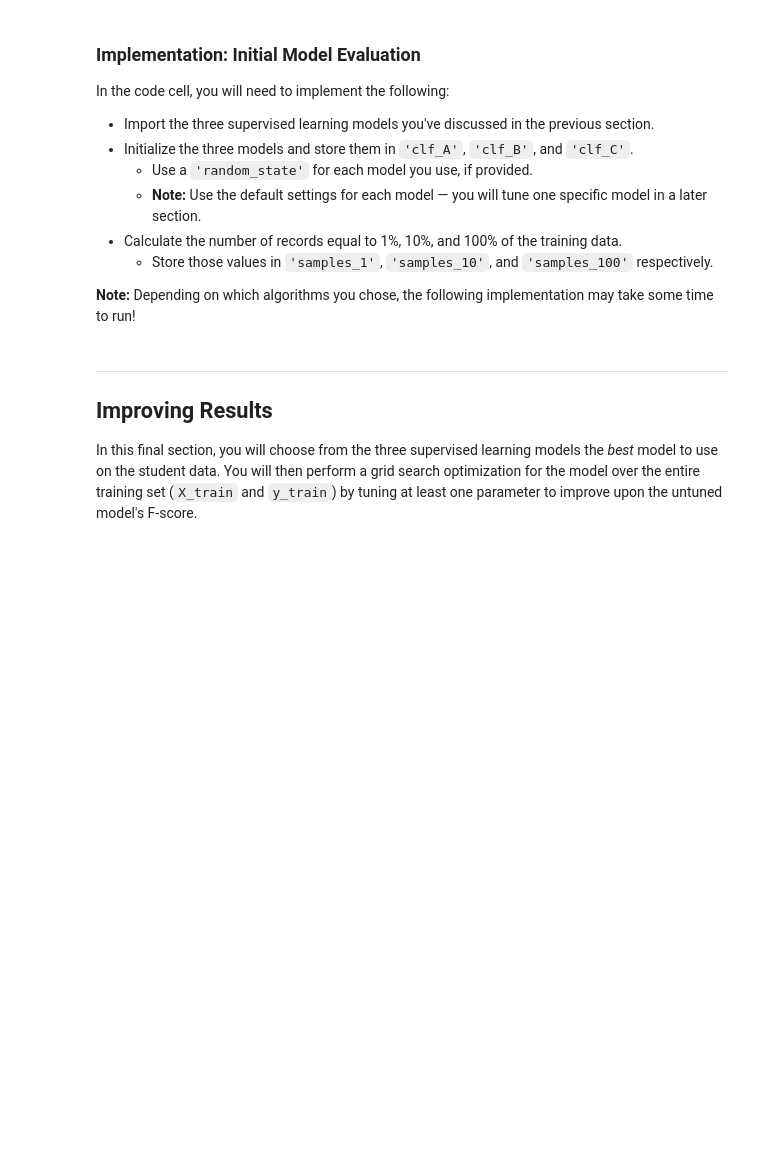
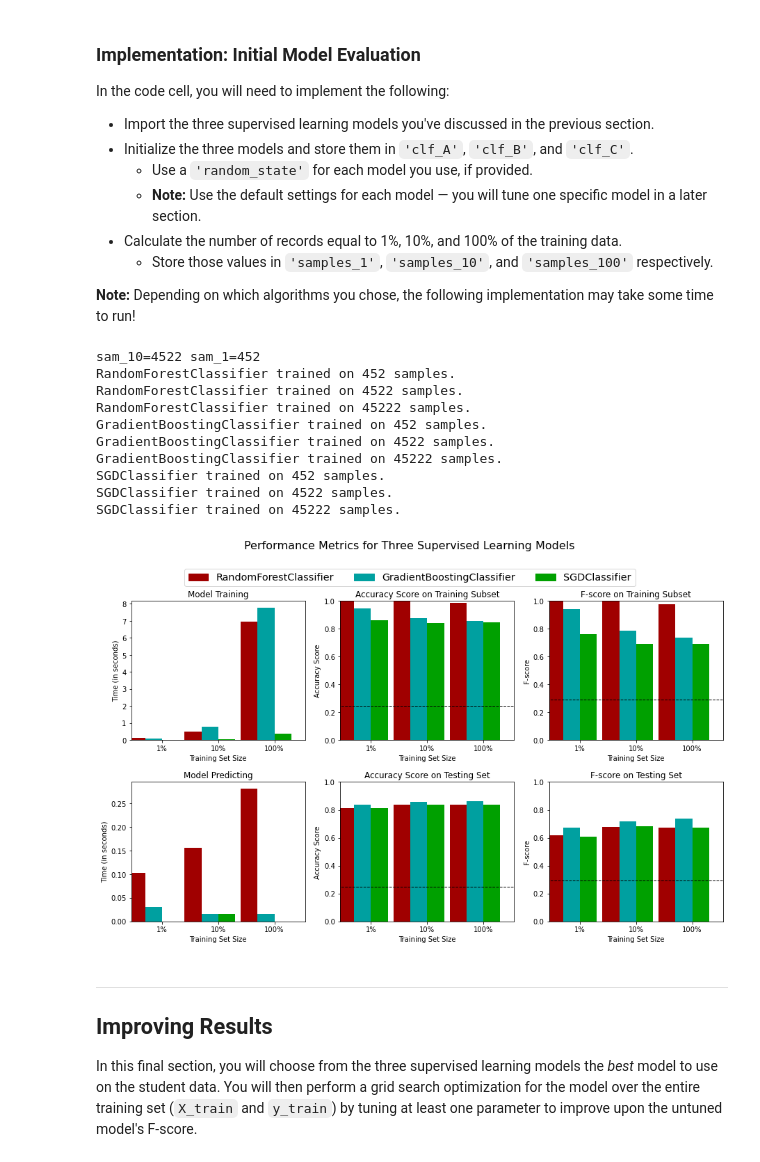
Before and after one commit to fschirrm/cd0025-supervised-learning, a Jupyter notebook: finding_donors/finding_donors.ipynb, the cells around one changed output. Cells and saved outputs as stored; diff of their text form; code cells hidden in the pictures; blank space fills up the shorter version.

```diff
--- a/finding_donors/finding_donors.ipynb
+++ b/finding_donors/finding_donors.ipynb
@@ -303,6 +307,7 @@ In the code block below, you will need to implement the following:
    - Make sure that you set the `beta` parameter!
 # %%
 # TODO: Import two metrics from sklearn - fbeta_score and accuracy_score
+from sklearn.metrics import fbeta_score, accuracy_score
 
 def train_predict(learner, sample_size, X_train, y_train, X_test, y_test):
     '''
@@ -319,33 +324,33 @@ def train_predict(learner, sample_size, X_train, y_train, X_test, y_test):
 
     # TODO: Fit the learner to the training data using slicing with 'sample_size' using .fit(training_features[:], training_labels[:])
     start = time() # Get start time
-    learner = None
+    learner.fit(X_train[:sample_size], y_train[:sample_size])
     end = time() # Get end time
 
     # TODO: Calculate the training time
-    results['train_time'] = None
+    results['train_time'] = end - start
 
     # TODO: Get the predictions on the test set(X_test),
     #       then get predictions on the first 300 training samples(X_train) using .predict()
     start = time() # Get start time
-    predictions_test = None
-    predictions_train = None
+    predictions_test = learner.predict(X_test)
+    predictions_train = learner.predict(X_train[:300])
     end = time() # Get end time
 
     # TODO: Calculate the total prediction time
-    results['pred_time'] = None
+    results['pred_time'] = end - start
 
     # TODO: Compute accuracy on the first 300 training samples which is y_train[:300]
-    results['acc_train'] = None
+    results['acc_train'] = accuracy_score(y_train.head(300), predictions_train)
 
     # TODO: Compute accuracy on test set using accuracy_score()
-    results['acc_test'] = None
+    results['acc_test'] = accuracy_score(y_test, predictions_test)
 
     # TODO: Compute F-score on the the first 300 training samples using fbeta_score()
-    results['f_train'] = None
+    results['f_train'] = fbeta_score(y_train.head(300), predictions_train, beta=0.5)
 
     # TODO: Compute F-score on the test set which is y_test
-    results['f_test'] = None
+    results['f_test'] = fbeta_score(y_test, predictions_test, beta=0.5)
 
     # Success
     print("{} trained on {} samples.".format(learner.__class__.__name__, sample_size))
@@ -365,31 +370,52 @@ In the code cell, you will need to implement the following:
 **Note:** Depending on which algorithms you chose, the following implementation may take some time to run!
 # %%
 # TODO: Import the three supervised learning models from sklearn
+# from sklearn.svm import SVC
+from sklearn.naive_bayes import GaussianNB
+from sklearn.ensemble import AdaBoostClassifier, GradientBoostingClassifier, RandomForestClassifier
+from sklearn.neighbors import KNeighborsClassifier
+from sklearn.linear_model import SGDClassifier
+from sklearn.svm import SVC
+
 
 # TODO: Initialize the three models
-clf_A = None
-clf_B = None
-clf_C = None
+clf_A = RandomForestClassifier(random_state=12)
+clf_B = GradientBoostingClassifier(random_state=12)
+clf_C = SGDClassifier(random_state=12)
 
 # TODO: Calculate the number of samples for 1%, 10%, and 100% of the training data
 # HINT: samples_100 is the entire training set i.e. len(y_train)
 # HINT: samples_10 is 10% of samples_100 (ensure to set the count of the values to be `int` and not `float`)
 # HINT: samples_1 is 1% of samples_100 (ensure to set the count of the values to be `int` and not `float`)
-samples_100 = None
-samples_10 = None
-samples_1 = None
+samples_100 = n_records
+samples_10 = round(n_records*0.1)
+samples_1 = round(n_records*0.01)
+
+print('sam_10={} sam_1={}'.format(samples_10, samples_1))
 
 # Collect results on the learners
 results = {}
 for clf in [clf_A, clf_B, clf_C]:
     clf_name = clf.__class__.__name__
     results[clf_name] = {}
     for i, samples in enumerate([samples_1, samples_10, samples_100]):
         results[clf_name][i] = \
         train_predict(clf, samples, X_train, y_train, X_test, y_test)
 
 # Run metrics visualization for the three supervised learning models chosen
 vs.evaluate(results, accuracy, fscore)
+# %% [output]
+sam_10=4522 sam_1=452
+RandomForestClassifier trained on 452 samples.
+RandomForestClassifier trained on 4522 samples.
+RandomForestClassifier trained on 45222 samples.
+GradientBoostingClassifier trained on 452 samples.
+GradientBoostingClassifier trained on 4522 samples.
+GradientBoostingClassifier trained on 45222 samples.
+SGDClassifier trained on 452 samples.
+SGDClassifier trained on 4522 samples.
+SGDClassifier trained on 45222 samples.
+[figure, added]
 # %% [markdown]
 ----
 ## Improving Results
```
Also changed, not shown: parts of 12 cells of this notebook, 1 other file.
